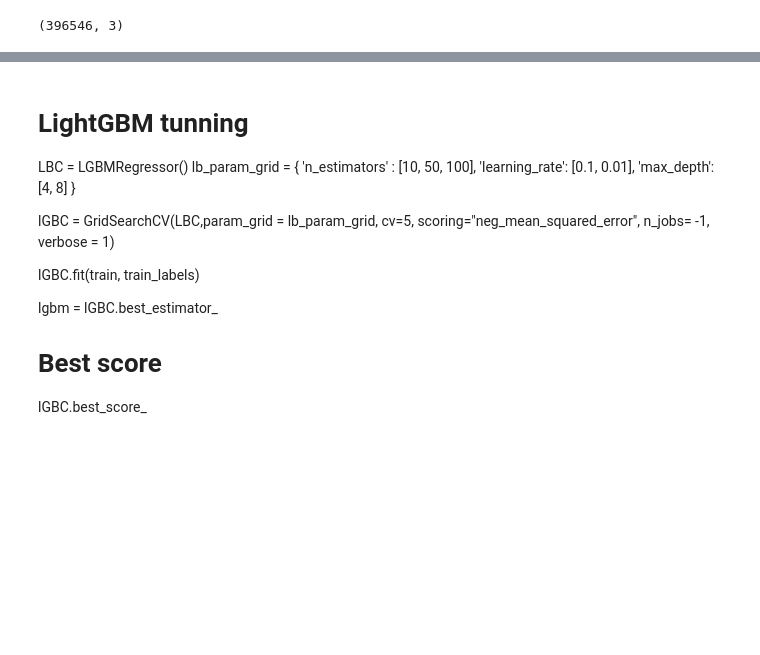
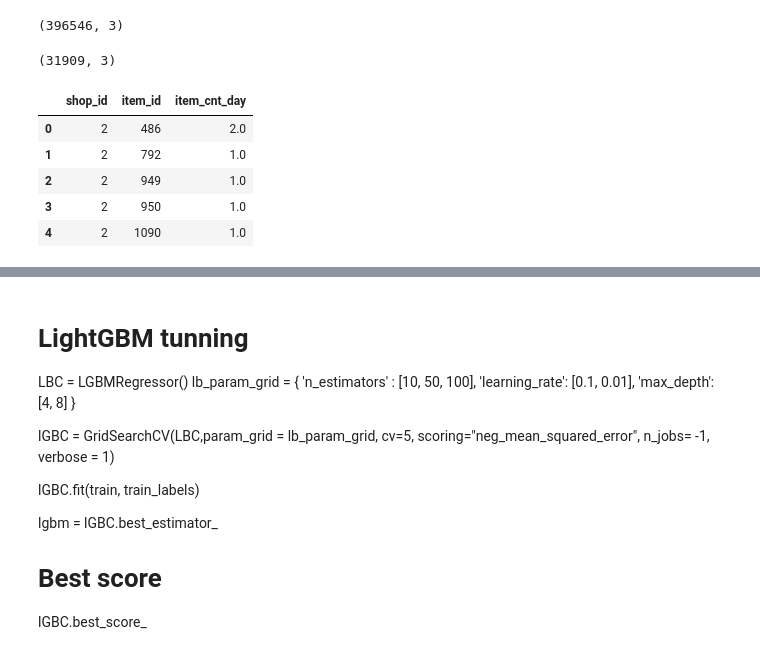
Before and after one commit to maviator/kaggle_coursera_course, a Jupyter notebook: script/AverageCompleteSales.ipynb, the cells around one changed output, grey strips where cells are left out. Cells and saved outputs as stored; diff of their text form; code cells hidden in the pictures; blank space fills up the shorter version.

```diff
--- a/script/AverageCompleteSales.ipynb
+++ b/script/AverageCompleteSales.ipynb
@@ -96,3 +164,14 @@ train.drop_duplicates(inplace=True)
 train.shape
 # %% [output]
 (396546, 3)
+# %%
+print test.shape
+test.head()
+# %% [output]
+(31909, 3)
+|  | shop_id | item_id | item_cnt_day |
+| 0 | 2 | 486 | 2.0 |
+| 1 | 2 | 792 | 1.0 |
+| 2 | 2 | 949 | 1.0 |
+| 3 | 2 | 950 | 1.0 |
+| 4 | 2 | 1090 | 1.0 |
```
Also changed, not shown: parts of 33 cells of this notebook, 3 other files.
